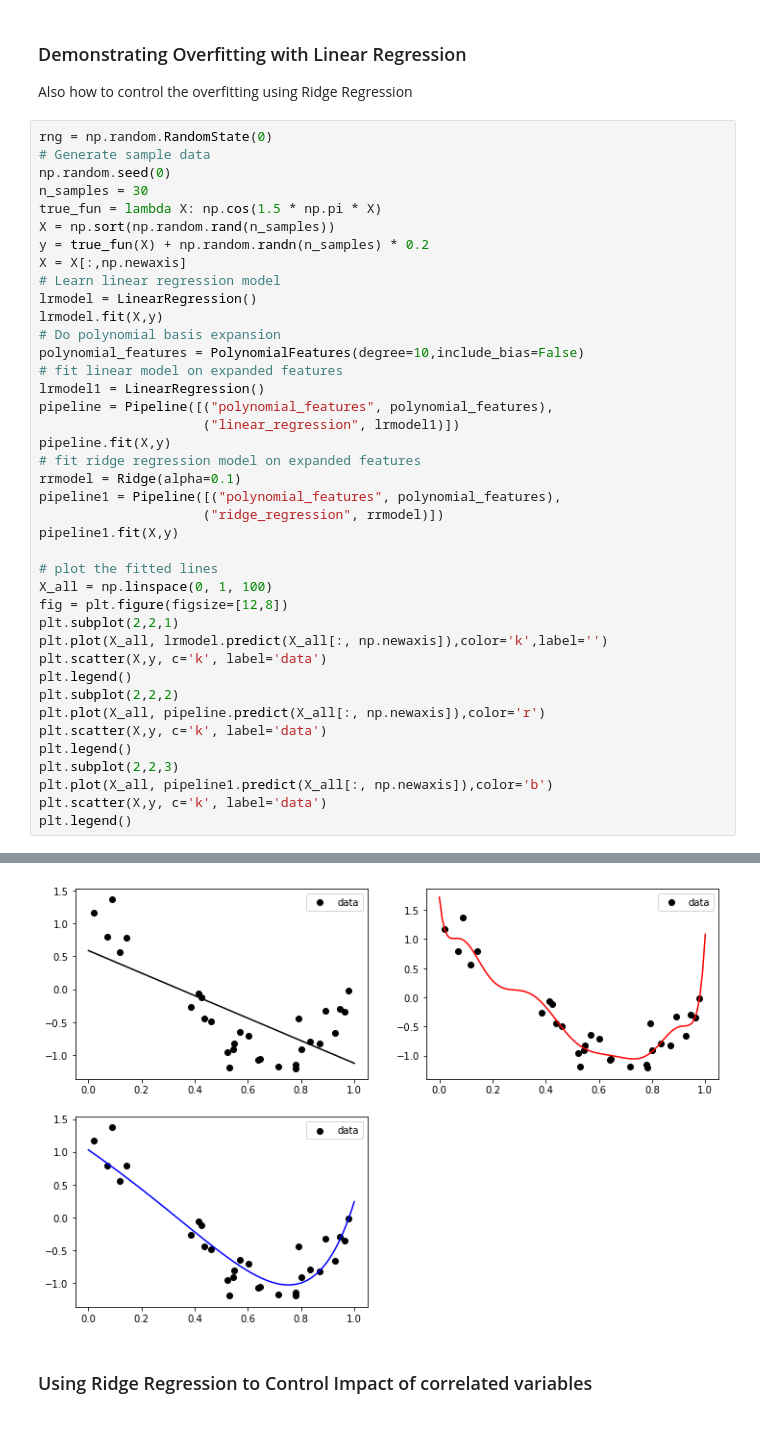
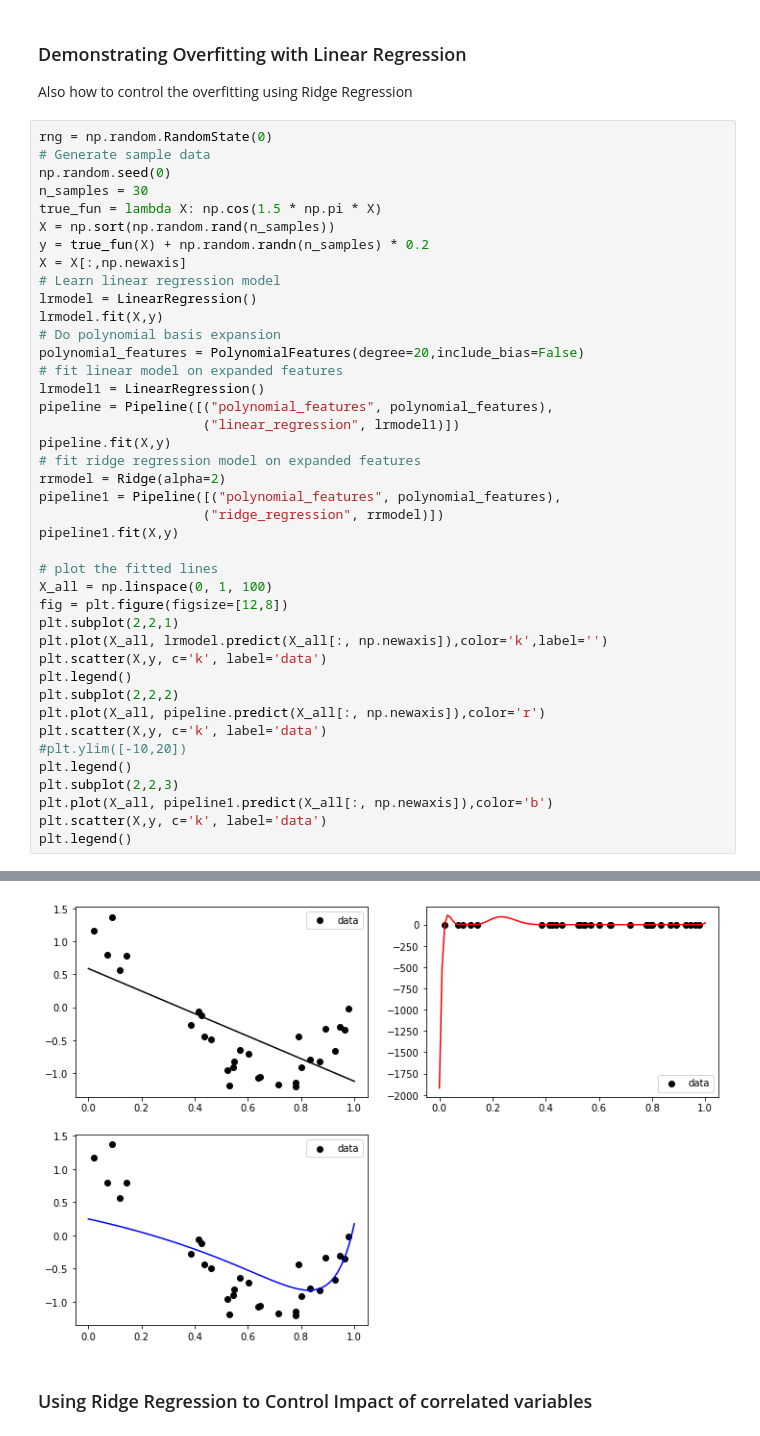
Before and after one commit to ubdsgroup/mlcourse-ub-notebooks, a Jupyter notebook: notebooks/LinearSystems.ipynb, the cells around one changed output, grey strips where cells are left out. Cells and saved outputs as stored; diff of their text form.

```diff
--- a/notebooks/LinearSystems.ipynb
+++ b/notebooks/LinearSystems.ipynb
@@ -167,36 +167,37 @@ X = X[:,np.newaxis]
 lrmodel = LinearRegression()
 lrmodel.fit(X,y)
 # Do polynomial basis expansion
-polynomial_features = PolynomialFeatures(degree=10,include_bias=False)
+polynomial_features = PolynomialFeatures(degree=20,include_bias=False)
 # fit linear model on expanded features
 lrmodel1 = LinearRegression()
 pipeline = Pipeline([("polynomial_features", polynomial_features),
                      ("linear_regression", lrmodel1)])
 pipeline.fit(X,y)
 # fit ridge regression model on expanded features
-rrmodel = Ridge(alpha=0.1)
+rrmodel = Ridge(alpha=2)
 pipeline1 = Pipeline([("polynomial_features", polynomial_features),
                      ("ridge_regression", rrmodel)])
 pipeline1.fit(X,y)
 
 # plot the fitted lines
 X_all = np.linspace(0, 1, 100)
 fig = plt.figure(figsize=[12,8])
 plt.subplot(2,2,1)
 plt.plot(X_all, lrmodel.predict(X_all[:, np.newaxis]),color='k',label='')
 plt.scatter(X,y, c='k', label='data')
 plt.legend()
 plt.subplot(2,2,2)
 plt.plot(X_all, pipeline.predict(X_all[:, np.newaxis]),color='r')
 plt.scatter(X,y, c='k', label='data')
+#plt.ylim([-10,20])
 plt.legend()
 plt.subplot(2,2,3)
 plt.plot(X_all, pipeline1.predict(X_all[:, np.newaxis]),color='b')
 plt.scatter(X,y, c='k', label='data')
 plt.legend()
 # %% [output]
 <matplotlib.legend.Legend at 0x...>
-[figure, old version]
+[figure, new version]
 # %% [markdown]
 ### Using Ridge Regression to Control Impact of correlated variables
 # %%
```
Also changed, not shown: parts of 29 cells of this notebook, 2 other files.
